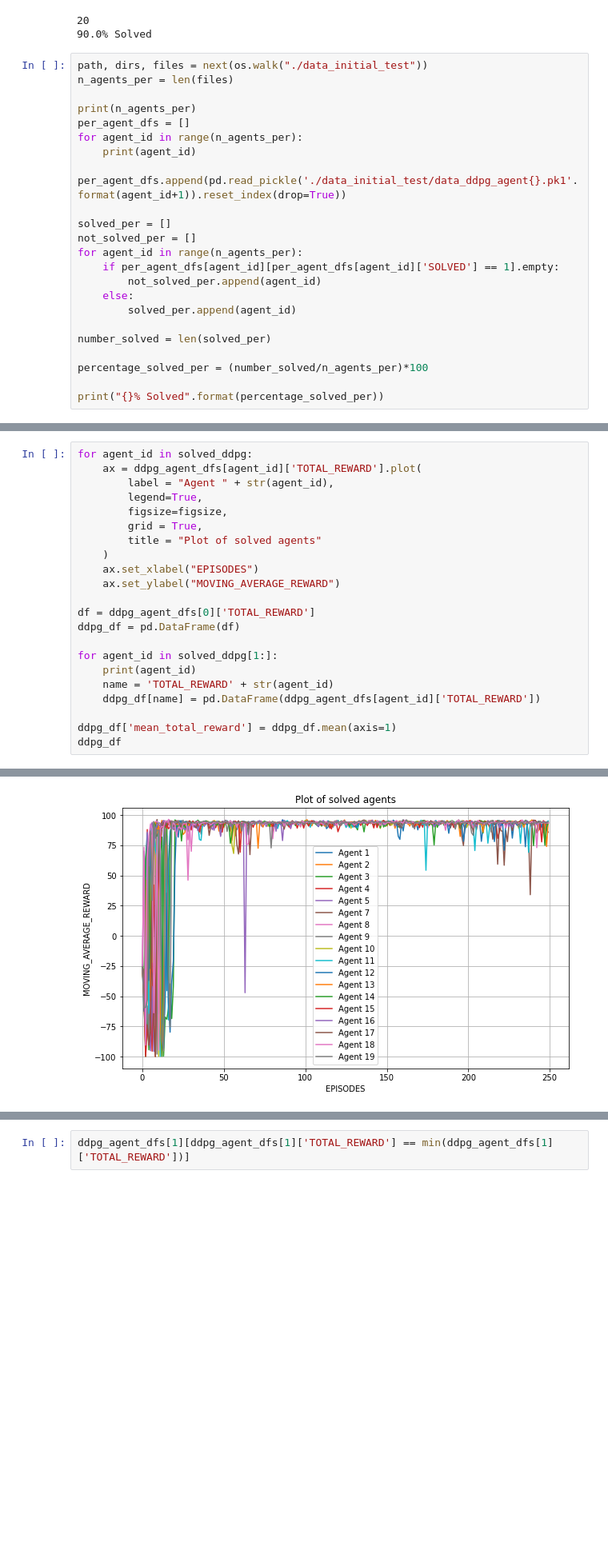
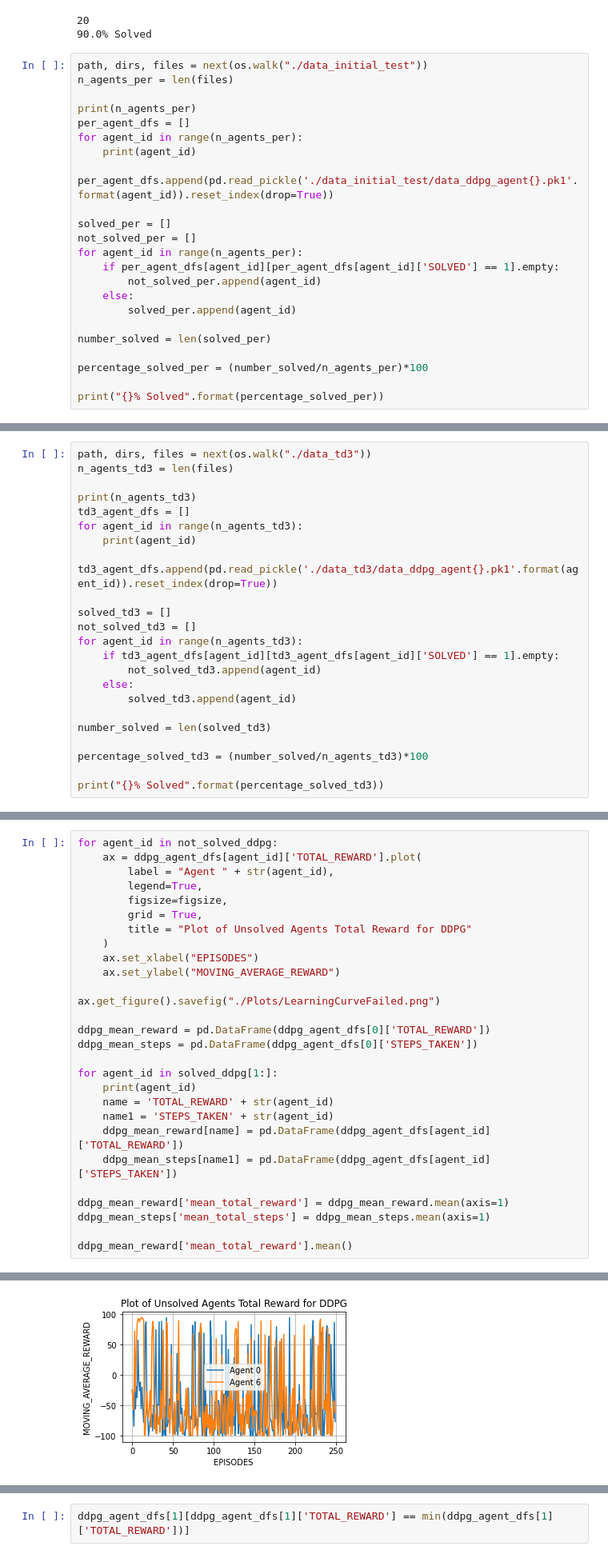
Before and after one commit to MattMorris1996/BathRLProject, a Jupyter notebook: plotting_notebook.ipynb, the cells around one changed output, grey strips where cells are left out. Shown: that part at 80% size. Cells and saved outputs as stored; diff of their text form; blank space fills up the shorter version.

```diff
--- a/plotting_notebook.ipynb
+++ b/plotting_notebook.ipynb
@@ -50,7 +50,7 @@ print(n_agents_per)
 per_agent_dfs = []
 for agent_id in range(n_agents_per):
     print(agent_id)
-    per_agent_dfs.append(pd.read_pickle('./data_initial_test/data_ddpg_agent{}.pk1'.format(agent_id+1)).reset_index(drop=True))
+    per_agent_dfs.append(pd.read_pickle('./data_initial_test/data_ddpg_agent{}.pk1'.format(agent_id)).reset_index(drop=True))
 
 solved_per = []
 not_solved_per = []
@@ -74 +73,24 @@ print("{}% Solved".format(percentage_solved_per))
 100.0% Solved
+# %%
+path, dirs, files = next(os.walk("./data_td3"))
+n_agents_td3 = len(files)
+
+print(n_agents_td3)
+td3_agent_dfs = []
+for agent_id in range(n_agents_td3):
+    print(agent_id)
+    td3_agent_dfs.append(pd.read_pickle('./data_td3/data_ddpg_agent{}.pk1'.format(agent_id)).reset_index(drop=True))
+
+solved_td3 = []
+not_solved_td3 = []
+for agent_id in range(n_agents_td3):
+    if td3_agent_dfs[agent_id][td3_agent_dfs[agent_id]['SOLVED'] == 1].empty:
+        not_solved_td3.append(agent_id)
+    else:
+        solved_td3.append(agent_id)
+
+number_solved = len(solved_td3)
+
+percentage_solved_td3 = (number_solved/n_agents_td3)*100
+
+print("{}% Solved".format(percentage_solved_td3))
@@ -75,25 +162,31 @@ print("{}% Solved".format(percentage_solved_per))
 # %%
-for agent_id in solved_ddpg:
+for agent_id in not_solved_ddpg:
     ax = ddpg_agent_dfs[agent_id]['TOTAL_REWARD'].plot(
         label = "Agent " + str(agent_id),
         legend=True,
         figsize=figsize,
         grid = True,
-        title = "Plot of solved agents"
+        title = "Plot of Unsolved Agents Total Reward for DDPG"
     )
     ax.set_xlabel("EPISODES")
     ax.set_ylabel("MOVING_AVERAGE_REWARD")
 
-df = ddpg_agent_dfs[0]['TOTAL_REWARD']
-ddpg_df = pd.DataFrame(df)
+ax.get_figure().savefig("./Plots/LearningCurveFailed.png")
+
+ddpg_mean_reward = pd.DataFrame(ddpg_agent_dfs[0]['TOTAL_REWARD'])
+ddpg_mean_steps = pd.DataFrame(ddpg_agent_dfs[0]['STEPS_TAKEN'])
 
 for agent_id in solved_ddpg[1:]:
     print(agent_id)
     name = 'TOTAL_REWARD' + str(agent_id)
-    ddpg_df[name] = pd.DataFrame(ddpg_agent_dfs[agent_id]['TOTAL_REWARD'])
+    name1 = 'STEPS_TAKEN' + str(agent_id)
+    ddpg_mean_reward[name] = pd.DataFrame(ddpg_agent_dfs[agent_id]['TOTAL_REWARD'])
+    ddpg_mean_steps[name1] = pd.DataFrame(ddpg_agent_dfs[agent_id]['STEPS_TAKEN'])
 
-ddpg_df['mean_total_reward'] = ddpg_df.mean(axis=1)
-ddpg_df
+ddpg_mean_reward['mean_total_reward'] = ddpg_mean_reward.mean(axis=1)
+ddpg_mean_steps['mean_total_steps'] = ddpg_mean_steps.mean(axis=1)
+
+ddpg_mean_reward['mean_total_reward'].mean()
 # %% [output]
 2
 3
@@ -128,4 +209,4 @@ ddpg_df
-[figure, old version]
+[figure, new version]
 # %%
 for agent_id in range(n_agents_per):
     ax = per_agent_dfs[agent_id]['TOTAL_REWARD'].plot(
```
Also changed, not shown: parts of 11 cells of this notebook, 3 other files.
